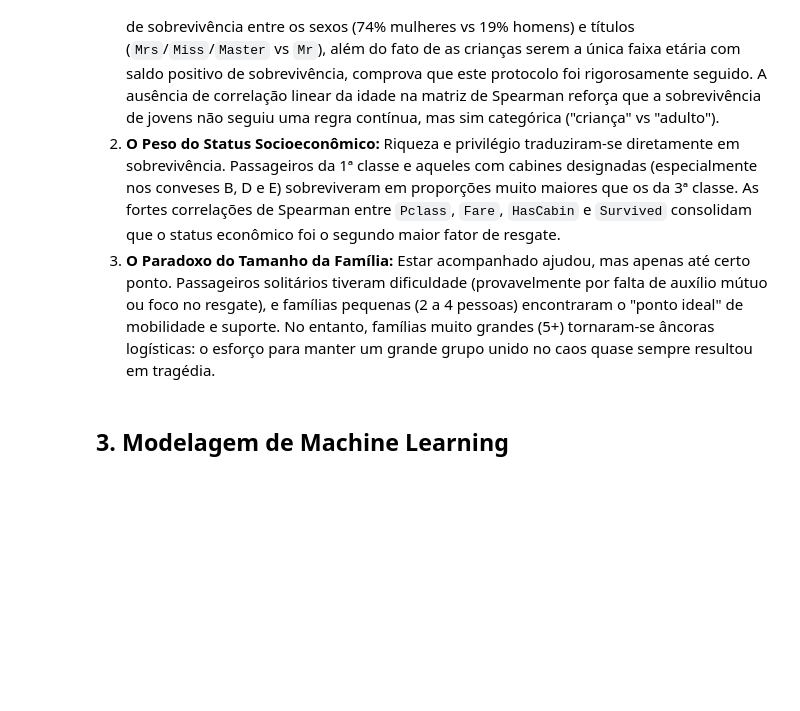
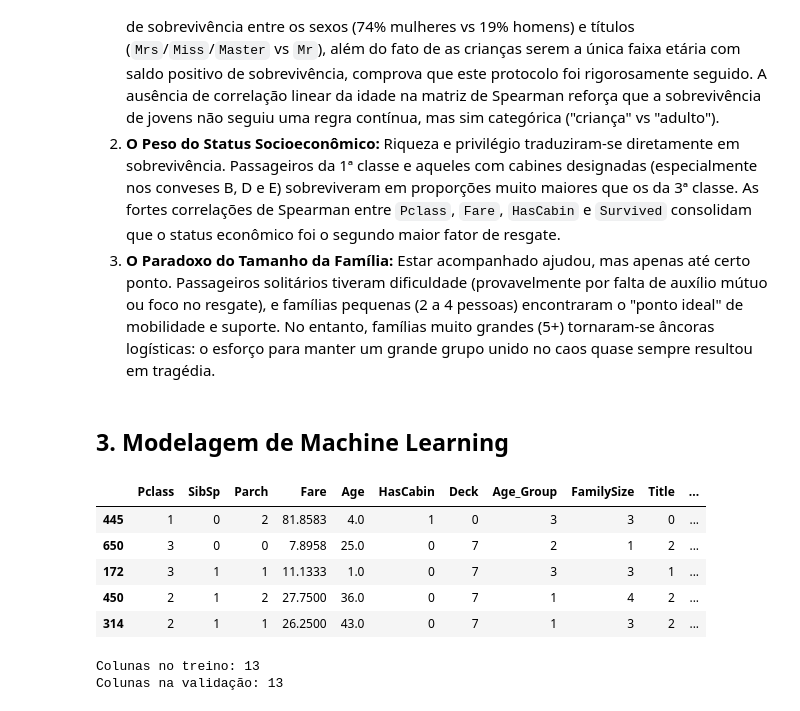
Before and after one commit to albertoakel/Kaggle, a Jupyter notebook: Titanic/notebook/albertoakel_Desafio3_i2a2.ipynb, the cells around one changed output. Saved outputs shown, nothing was run; the diff lists cells and outputs as text; code cells hidden in the pictures; blank space fills up the shorter version.

```diff
--- a/Titanic/notebook/albertoakel_Desafio3_i2a2.ipynb
+++ b/Titanic/notebook/albertoakel_Desafio3_i2a2.ipynb
@@ -319,5 +1071,47 @@ A análise revela que a sobrevivência no Titanic não foi um evento aleatório,
 2. **O Peso do Status Socioeconômico:** Riqueza e privilégio traduziram-se diretamente em sobrevivência. Passageiros da 1ª classe e aqueles com cabines designadas (especialmente nos conveses B, D e E) sobreviveram em proporções muito maiores que os da 3ª classe. As fortes correlações de Spearman entre `Pclass`, `Fare`, `HasCabin` e `Survived` consolidam que o status econômico foi o segundo maior fator de resgate.
 3. **O Paradoxo do Tamanho da Família:** Estar acompanhado ajudou, mas apenas até certo ponto. Passageiros solitários tiveram dificuldade (provavelmente por falta de auxílio mútuo ou foco no resgate), e famílias pequenas (2 a 4 pessoas) encontraram o "ponto ideal" de mobilidade e suporte. No entanto, famílias muito grandes (5+) tornaram-se âncoras logísticas: o esforço para manter um grande grupo unido no caos quase sempre resultou em tragédia.
 # %% [markdown]
-<a id="parte-3-ML"></a>
 ## 3. Modelagem de Machine Learning
+# %%
+# separação das base de treino e validação
+X = df.drop('Survived', axis=1)  # X contém todas as colunas exceto 'Survived'
+y = df['Survived']  # Y contém apenas a coluna 'Purchased'
+X_train, X_val, y_train,y_val = train_test_split(X, y, test_size=0.3, random_state=42)
+# %%
+#Pré modelagem
+#Aplicar o enconder para variáves
+X_train_enc = X_train.copy()
+X_val_enc = X_val.copy()
+
+label_encoders = {}
+
+ordinal_cols = ['Deck', 'Title', 'Age_Group']
+nominal_cols = ['Sex', 'Embarked']
+
+# 1.LabelEncoder nas colunas ordinais
+for col in ordinal_cols:
+    le = LabelEncoder()
+    X_train_enc[col] = le.fit_transform(X_train[col])
+    X_val_enc[col] = le.transform(X_val[col])
+    label_encoders[col] = le
+
+
+# Aplica get_dummies
+X_train_enc = pd.get_dummies(X_train_enc, columns=nominal_cols, drop_first=True)
+X_val_enc = pd.get_dummies(X_val_enc, columns=nominal_cols, drop_first=True)
+
+# 3. ALINHAR as colunas (CRUCIAL!)
+X_val_enc = X_val_enc.reindex(columns=X_train_enc.columns, fill_value=0)
+
+display(X_train_enc.head())
+print(f"Colunas no treino: {X_train_enc.shape[1]}")
+print(f"Colunas na validação: {X_val_enc.shape[1]}")
+# %% [output]
+|  | Pclass | SibSp | Parch | Fare | Age | HasCabin | Deck | Age_Group | FamilySize | Title | ... |
+| 445 | 1 | 0 | 2 | 81.8583 | 4.0 | 1 | 0 | 3 | 3 | 0 | ... |
+| 650 | 3 | 0 | 0 | 7.8958 | 25.0 | 0 | 7 | 2 | 1 | 2 | ... |
+| 172 | 3 | 1 | 1 | 11.1333 | 1.0 | 0 | 7 | 3 | 3 | 1 | ... |
+| 450 | 2 | 1 | 2 | 27.7500 | 36.0 | 0 | 7 | 1 | 4 | 2 | ... |
+| 314 | 2 | 1 | 1 | 26.2500 | 43.0 | 0 | 7 | 1 | 3 | 2 | ... |
+Colunas no treino: 13
+Colunas na validação: 13
```
Also changed, not shown: parts of 16 cells of this notebook.
